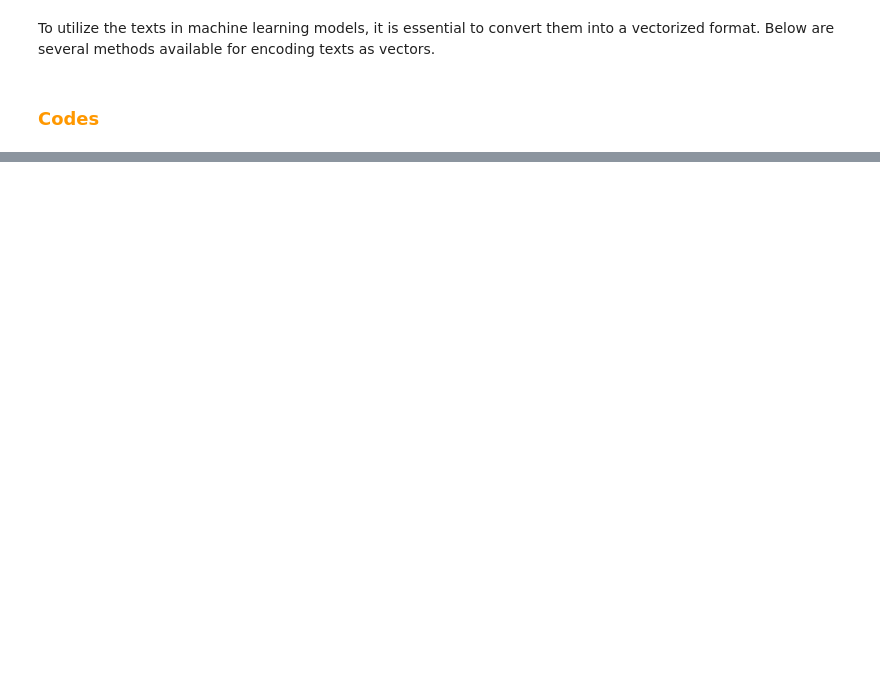
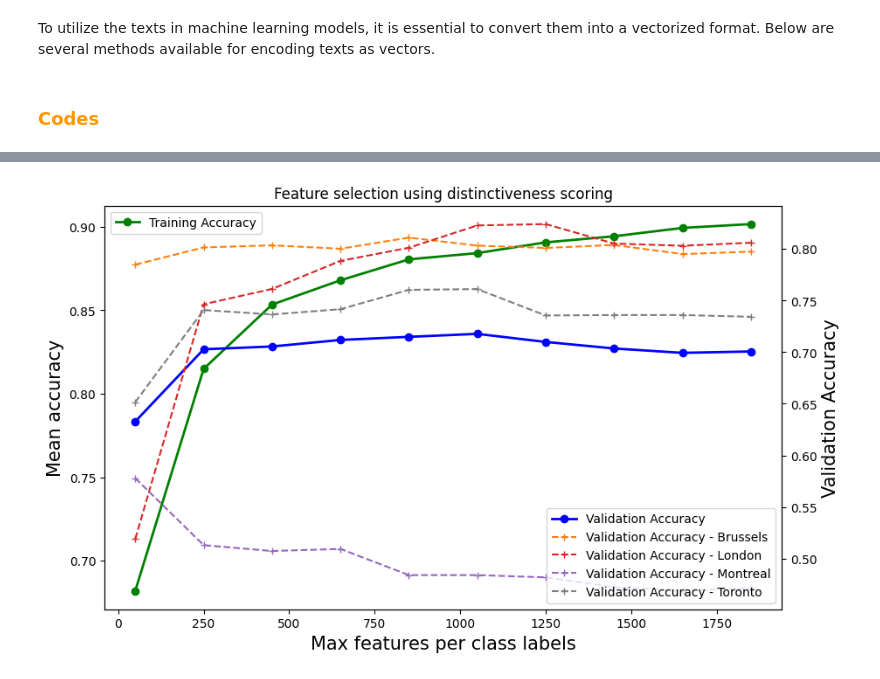
Before and after one commit to corentinlatimier17/ECSE551-MINI-PROJECT_2, a Jupyter notebook: codes/miniproject2.ipynb, the cells around one changed output, grey strips where cells are left out. Drawn from its saved outputs; the diff is of its cells as text; code cells hidden in the pictures; blank space fills up the shorter version.

```diff
--- a/codes/miniproject2.ipynb
+++ b/codes/miniproject2.ipynb
@@ -545,18 +499,0 @@ class LemmaTokenizer:
-# %%
-# Define stopwords list
-specific_stopwords = ["https", "subreddit", "www", "com"] ## some specific words for the given dataset
-stopwords_list = stopwords.words('english') + stopwords.words('french') + specific_stopwords # dataset is both in english and in french
-
-vectorizer = CountVectorizer(
-    binary=True, # vectorized vector must be binary for Naive Bayes
-    lowercase=True, # words must be in lowercases
-    tokenizer=LemmaTokenizer(stopwords_list), # lemmatization
-    max_features=3000, # we keep only max_features tokens
-)
-
-x_train_1 = vectorizer.fit_transform(texts_train)
-x_test_1 = vectorizer.transform(texts_test)
-
-print(f"Approach 1 : vectorized training dataset has {x_train_1.shape[1]} tokens/features")
-
-# Optimal number of features found : ~3000 but suffers from overfitting (see approach1_gridsearch.png)
@@ -666,0 +502,80 @@ print("Selected features based on mutual information:", selected_feature_names)
+# %%
+import time
+
+def grid_search_naive_bayes_distinctiveness(texts_train, y_train, max_features_list, subreddits_mtl_distinct, k_cv=10):
+    best_accuracy = 0
+    best_params = {}
+    results = []
+
+    # Iterate over all max_features
+    for max_features in (max_features_list):
+        print(f"Testing max_features={max_features}")
+
+        vocab = np.unique(np.array(plot_most_distinctive_words_frequency(20, texts_train, subreddits_mtl_distinct, top_n_selected=max_features, plots=False)))
+
+        vectorizer = CountVectorizer(
+            binary=True, # vectorized vector must be binary for Naive Bayes
+            lowercase=True, # words must be in lowercases
+            vocabulary=vocab
+        )
+
+        x_train_distinctiveness = vectorizer.fit_transform(texts_train)
+
+        classifier = NaiveBayesClassifier(laplace_alpha=1, unique_labels=unique_labels)
+        time_start = time.time()
+        mean_accuracy, mean_std, mean_training_accuracy, mean_accu_per_class = classifier.k_fold_cross_validation(k_cv, x_train_distinctiveness.todense(), y_train, print_info=False)
+        mean_computation_time = 1/k_cv * (time.time() - time_start)
+
+        # Calculate mean accuracy across folds
+        results.append((max_features, mean_accuracy, mean_std, mean_training_accuracy, mean_computation_time, mean_accu_per_class))
+
+        # Update best params if current mean accuracy is the highest
+        if mean_accuracy > best_accuracy:
+            best_accuracy = mean_accuracy
+            best_params = {'max_features': max_features}
+
+    # Output the results of the grid search
+    print("\nGrid search results:")
+    for max_features, accuracy, std, mean_training_accuracy, mean_computation_time, mean_accu_per_class in results:
+        print(f"max_features: {max_features} -> Mean Accuracy: {accuracy:.4f}")
+    max_features_values = [result[0] for result in results]
+    mean_accuracies = [result[1] for result in results]
+    mean_stds = [result[2] for result in results]
+    mean_training_accuracies = [result[3] for result in results]
+    mean_accu_per_class = np.array([result[5] for result in results])
+
+
+    # Create a new figure for plotting
+    plt.figure(figsize=(10, 6))
+
+    plt.plot(max_features_values, mean_training_accuracies, label='Training Accuracy', color='g', marker='o', linewidth=2)
+
+    # Add labels and title
+    plt.xlabel("Max features per class labels", fontsize=15)
+    plt.ylabel("Mean accuracy", color='k', fontsize=15)
+    plt.title("Feature selection using distinctiveness scoring")
+    plt.legend(loc='upper left')
+
+    # Create a secondary y-axis for validation accuracy
+    ax2 = plt.gca().twinx()
+    ax2.plot(max_features_values, mean_accuracies, label='Validation Accuracy', color='b', marker='o', linewidth=2)
+    ax2.plot(max_features_values, mean_accu_per_class[:,0], label='Validation Accuracy - Brussels', color='tab:orange', marker='+', linestyle='--')
+    ax2.plot(max_features_values, mean_accu_per_class[:,1], label='Validation Accuracy - London', color='tab:red', marker='+', linestyle='--')
+    ax2.plot(max_features_values, mean_accu_per_class[:,2], label='Validation Accuracy - Montreal', color='tab:purple', marker='+', linestyle='--')
+    ax2.plot(max_features_values, mean_accu_per_class[:,3], label='Validation Accuracy - Toronto', color='tab:grey', marker='+', linestyle='--')
+
+
+    ax2.set_ylabel("Validation Accuracy", fontsize=15)
+    ax2.tick_params(axis='y')
+
+    # Show both legends
+    ax2.legend(loc='lower right')
+
+    # Show the plot
+    plt.show()
+    print(f"\nBest parameter: max_features={best_params['max_features']} with accuracy={best_accuracy:.4f}")
+
+    return best_params, best_accuracy
+
+# grid_search_naive_bayes_distinctiveness(texts_train, subreddits_train, np.arange(50, 2000, 200), subreddits_mtl_distinct, k_cv=10)
+# %% [output]
@@ -666,0 +603 @@ print("Selected features based on mutual information:", selected_feature_names)
+[figure, added]
```
Also changed, not shown: parts of 34 cells of this notebook, 8 other files.
